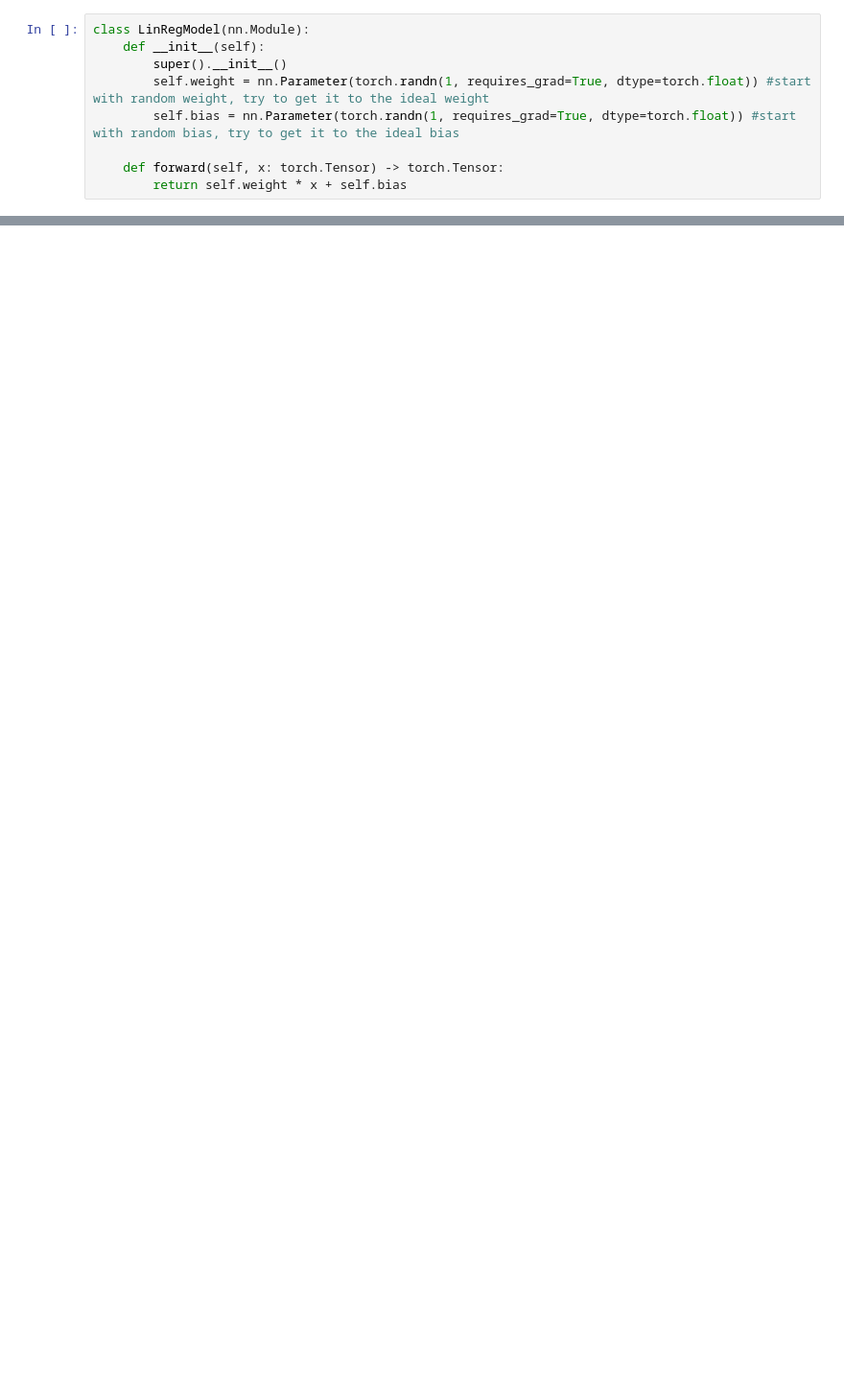
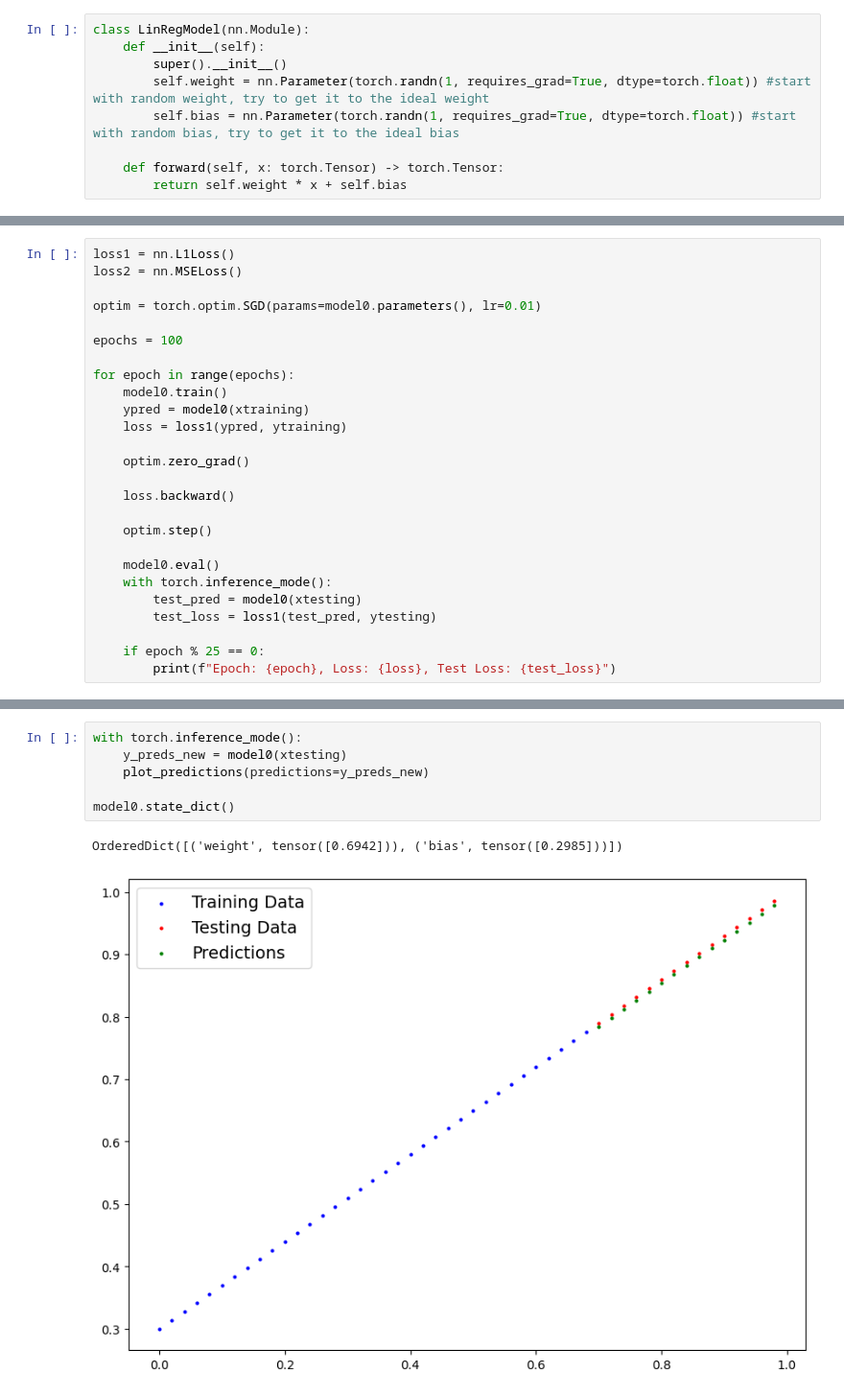
Before and after one commit to KevinH2003/PyTorch-Fundamentals, a Jupyter notebook: 01_PyTorch_Workflow.ipynb, the cells around one changed output, grey strips where cells are left out. Shown at 96% size. Drawn from its saved outputs; the diff is of its cells as text; blank space fills up the shorter version.

```diff
--- a/01_PyTorch_Workflow.ipynb
+++ b/01_PyTorch_Workflow.ipynb
@@ -62,0 +63,26 @@ OrderedDict([('weight', tensor([0.3367])), ('bias', tensor([0.1288]))])
+# %%
+loss1 = nn.L1Loss()
+loss2 = nn.MSELoss()
+
+optim = torch.optim.SGD(params=model0.parameters(), lr=0.01)
+
+epochs = 100
+
+for epoch in range(epochs):
+    model0.train()
+    ypred = model0(xtraining)
+    loss = loss1(ypred, ytraining)
+
+    optim.zero_grad()
+
+    loss.backward()
+
+    optim.step()
+
+    model0.eval()
+    with torch.inference_mode():
+        test_pred = model0(xtesting)
+        test_loss = loss1(test_pred, ytesting)
+
+    if epoch % 25 == 0:
+        print(f"Epoch: {epoch}, Loss: {loss}, Test Loss: {test_loss}")
@@ -62,0 +94,9 @@ OrderedDict([('weight', tensor([0.3367])), ('bias', tensor([0.1288]))])
+# %%
+with torch.inference_mode():
+    y_preds_new = model0(xtesting)
+    plot_predictions(predictions=y_preds_new)
+
+model0.state_dict()
+# %% [output]
+OrderedDict([('weight', tensor([0.6942])), ('bias', tensor([0.2985]))])
+[figure, added]
```
Also changed, not shown: parts of 4 cells of this notebook.
